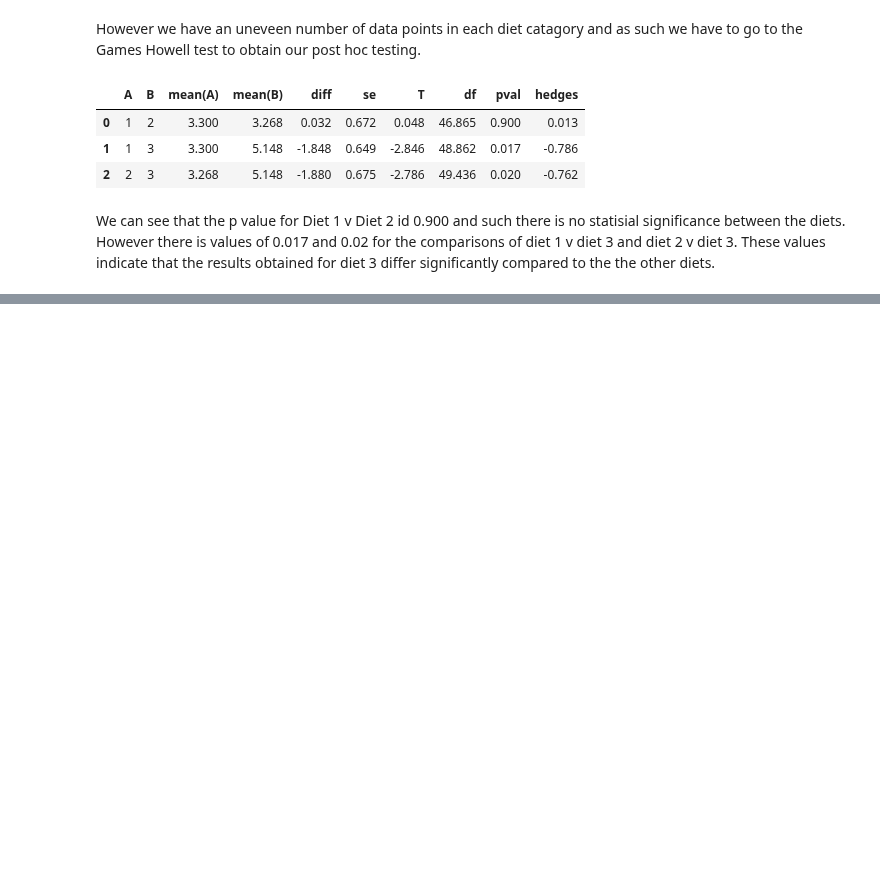
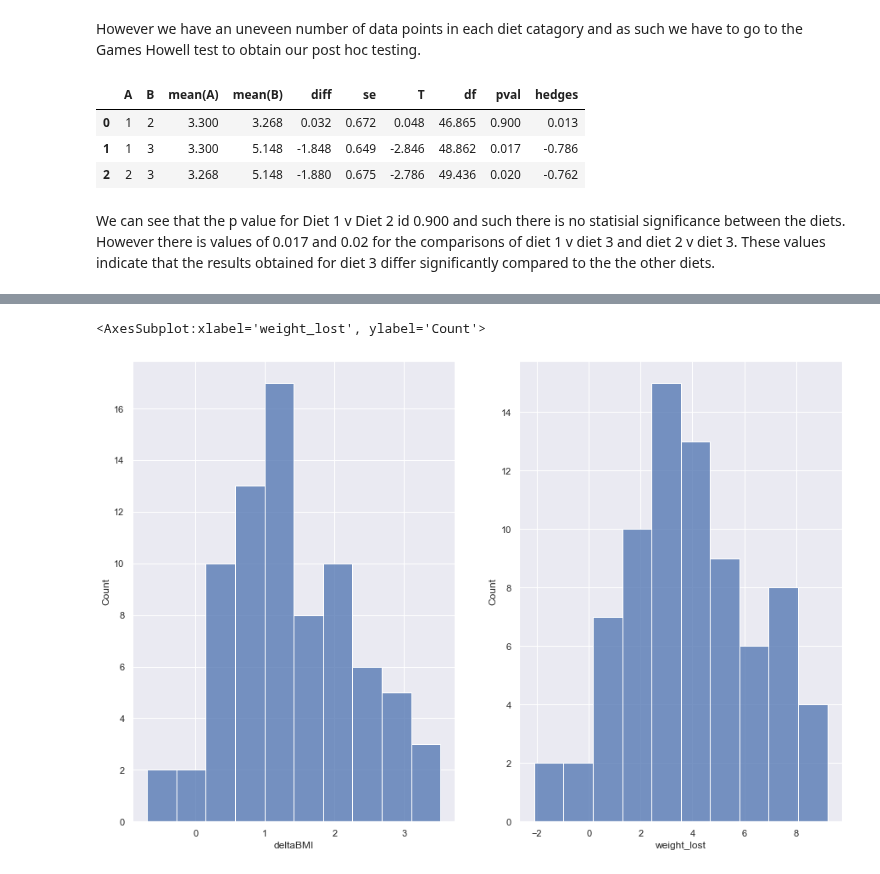
Before and after one commit to Jonathangmit/Machine-learning-and-statistics, a Jupyter notebook: scipy-stats.ipynb, the cells around one changed output, grey strips where cells are left out. Saved outputs shown, nothing was run; the diff lists cells and outputs as text; code cells hidden in the pictures; blank space fills up the shorter version.

```diff
--- a/scipy-stats.ipynb
+++ b/scipy-stats.ipynb
@@ -397,0 +415,8 @@ We can see that the p value for Diet 1 v Diet 2 id 0.900 and such there is no st
+# %%
+fig, ax =plt.subplots(1,2)
+sns.set(rc={'figure.figsize':(15,10)})
+sns.histplot(df['deltaBMI'], bins=10, ax=ax[0])
+sns.histplot(df['weight_lost'], bins=10, ax=ax[1])
+# %% [output]
+<AxesSubplot:xlabel='weight_lost', ylabel='Count'>
+[figure, added]
```
Also changed, not shown: parts of 30 cells of this notebook.
